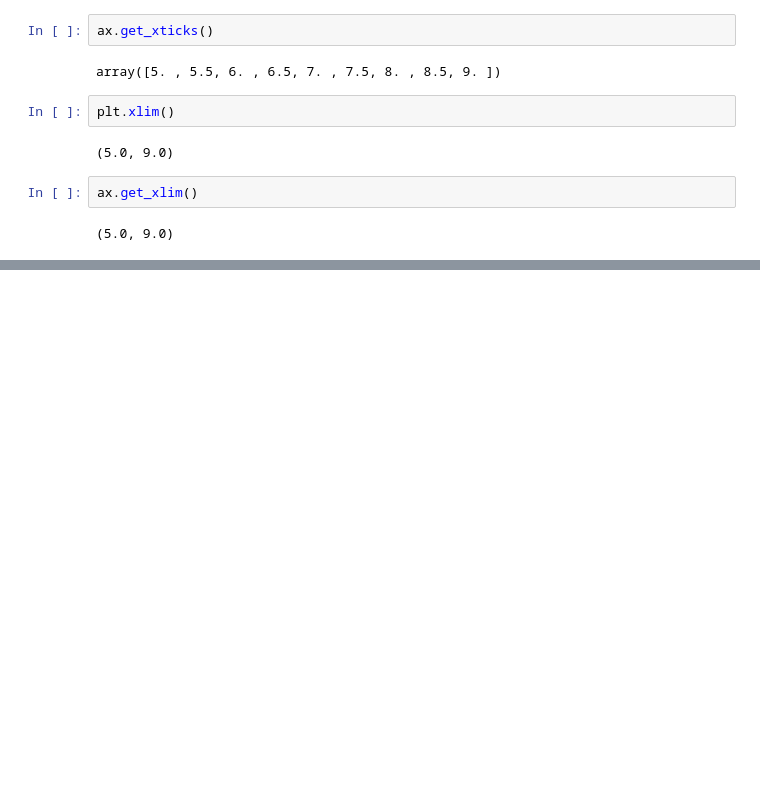
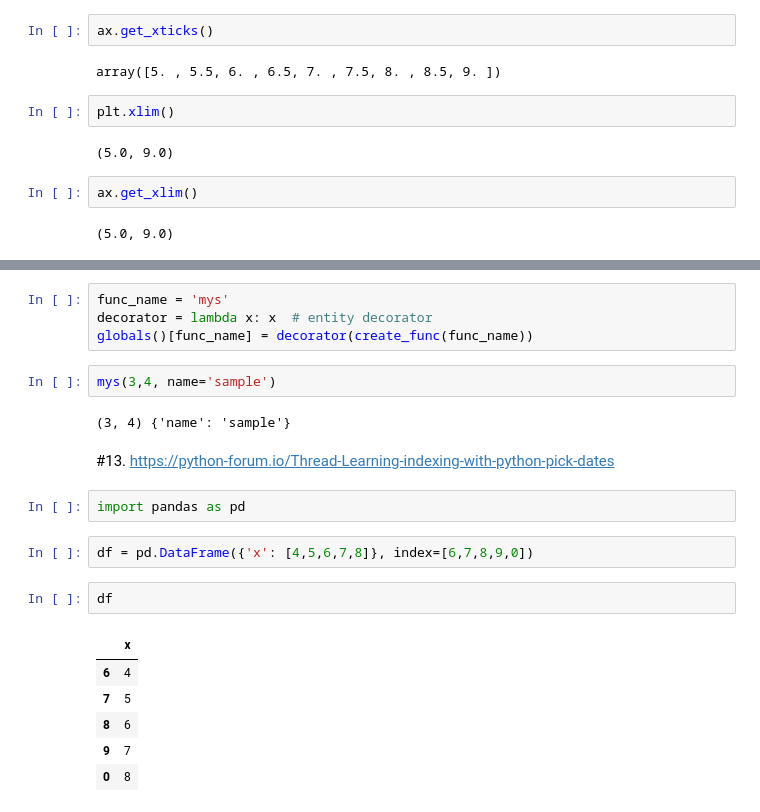
Before and after one commit to scidam/forums, a Jupyter notebook: mainpy/JUL_2019.ipynb, the cells around one changed output, grey strips where cells are left out. Drawn from its saved outputs; the diff is of its cells as text; blank space fills up the shorter version.

```diff
--- a/mainpy/JUL_2019.ipynb
+++ b/mainpy/JUL_2019.ipynb
@@ -305,0 +314,23 @@ ax.get_xlim()
+# %%
+func_name = 'mys'
+decorator = lambda x: x  # entity decorator
+globals()[func_name] = decorator(create_func(func_name))
+# %%
+mys(3,4, name='sample')
+# %% [output]
+(3, 4) {'name': 'sample'}
+# %% [markdown]
+#13. https://python-forum.io/Thread-Learning-indexing-with-python-pick-dates
+# %%
+import pandas as pd
+# %%
+df = pd.DataFrame({'x': [4,5,6,7,8]}, index=[6,7,8,9,0])
+# %%
+df
+# %% [output]
+|  | x |
+| 6 | 4 |
+| 7 | 5 |
+| 8 | 6 |
+| 9 | 7 |
+| 0 | 8 |
```
Also changed, not shown: parts of 4 cells of this notebook.
